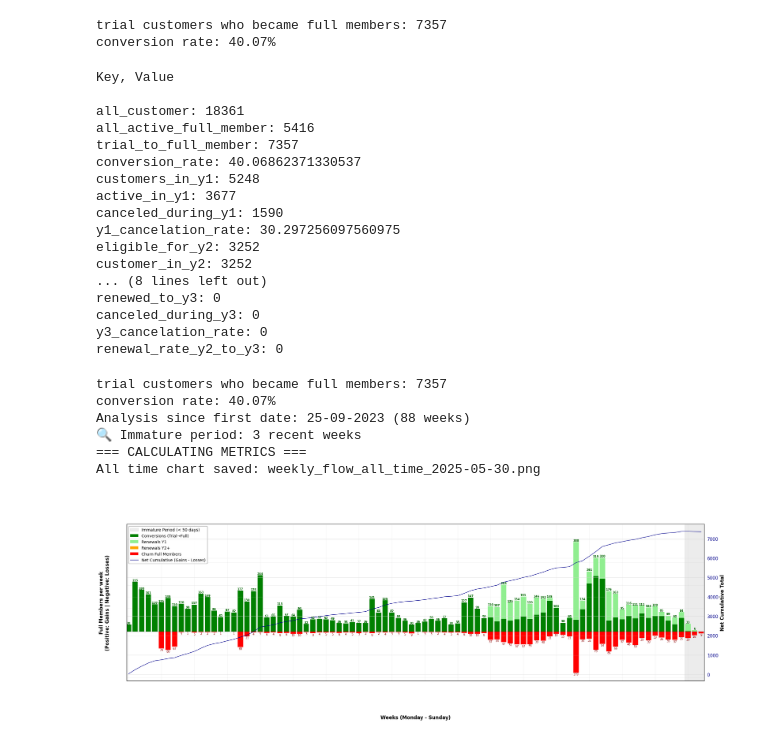
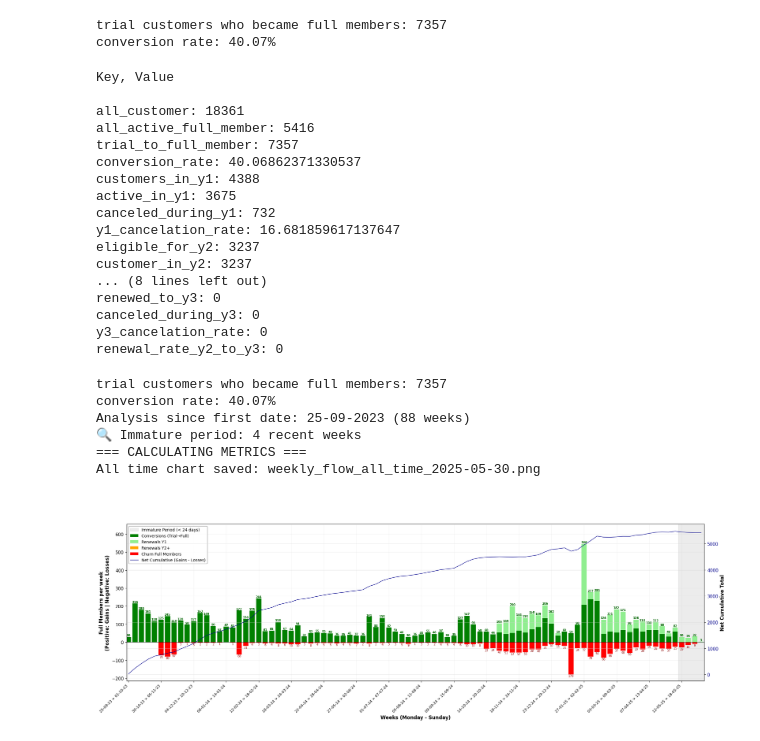
Before and after one commit to 75016paris/dishpatch-app, a Jupyter notebook: claude.ipynb, the cells around one changed output. Cells and saved outputs as stored; diff of their text form; code cells hidden in the pictures.

```diff
--- a/claude.ipynb
+++ b/claude.ipynb
@@ -13,10 +13,10 @@ plt.rcParams.update({'font.size': 11, 'axes.labelsize': 10, 'axes.titlesize': 16
 plt.rcParams['figure.facecolor'] = 'white'
 plt.rcParams['axes.facecolor'] = 'white'
 plt.rcParams['axes.edgecolor'] = 'black'
-#plt.rcParams['xtick.color'] = 'black'
-plt.rcParams['xtick.color'] = 'white'
-#plt.rcParams['ytick.color'] = 'black'
-plt.rcParams['ytick.color'] = 'white'
+plt.rcParams['xtick.color'] = 'black'
+#plt.rcParams['xtick.color'] = 'white'
+plt.rcParams['ytick.color'] = 'black'
+#plt.rcParams['ytick.color'] = 'white'
 plt.rcParams['figure.figsize'] = (22, 11)
 
 # Grid with opacity and in background
@@ -28,7 +28,8 @@ plt.rcParams['axes.axisbelow'] = True
 plt.rcParams['axes.titleweight'] = 'bold'
 #plt.rcParams['axes.titlecolor'] = 'black'
 plt.rcParams['axes.titlecolor'] = 'white'
-#plt.rcParams['axes.labelcolor'] = 'black'
+plt.rcParams['axes.labelcolor'] = 'black'
+# plt.rcParams['axes.labelcolor'] = 'white'
 plt.rcParams['legend.labelcolor'] = 'black'
 plt.rcParams['legend.facecolor'] = 'white'
 plt.rcParams['legend.edgecolor'] = 'gray'
@@ -475,7 +486,7 @@ def refund_period_end_utc(df, REFUND_PERIOD_DAYS):
 
     return df
 
-sub_df = refund_period_end_utc(sub_df, REFUND_PERIOD_DAYS)
+#sub_df = refund_period_end_utc(sub_df, REFUND_PERIOD_DAYS)
 # %%
 # REFUND PERIOD END TIME
 # This function sets the 'refund_period_end_utc' column for each subscription.
@@ -914,7 +925,7 @@ def cus_renewal(df):
     df = df[~df['is_gifted_member']]
 
     # number of customers who had trial
-    all_customers = df[df['created_utc'].notna()]
+    all_customers = df
 
     all_active_full_member = all_customers[(all_customers['is_full_member']) & (all_customers['status'] == 'active')]
 
@@ -932,7 +943,7 @@ def cus_renewal(df):
 
 
     # 1st year customers
-    customers_in_y1 = trial_to_full_member[trial_to_full_member['paid_duration'] <= 366]
+    customers_in_y1 = trial_to_full_member[trial_to_full_member['paid_duration'] <= 365]
 
     # active in 1st year
     active_in_y1 = customers_in_y1[customers_in_y1['status'] == 'active']
@@ -948,7 +959,7 @@ def cus_renewal(df):
 
 
     # customers eligible to year 2
-    eligible_for_y2 = trial_to_full_member[trial_to_full_member['paid_duration'] >= 364]
+    eligible_for_y2 = trial_to_full_member[trial_to_full_member['paid_duration'] >= 365]
 
     # customer currently in year 2
     customers_in_y2 = eligible_for_y2[eligible_for_y2['paid_duration'] <= 730]
@@ -957,11 +968,11 @@ def cus_renewal(df):
     active_in_y2 = customers_in_y2[customers_in_y2['status'] == 'active']
 
     # customer who renewed for a second year
-    renewed_to_y2 = eligible_for_y2[eligible_for_y2['paid_duration'] >= (364 + REFUND_PERIOD_DAYS)]
+    renewed_to_y2 = eligible_for_y2[eligible_for_y2['paid_duration'] >= (365 + REFUND_PERIOD_DAYS)]
     #renewed_to_y2 = eligible_for_y2[eligible_for_y2['is_full_member']]
 
     # customer who canceled in year 2
-    canceled_during_y2 = customers_in_y2[customers_in_y2['canceled_at_utc'].notna()]
+    canceled_during_y2 = renewed_to_y2[renewed_to_y2['canceled_at_utc'].notna()]
 
     # renewal rate from y1 to y2
     renewal_rate_y1_to_y2 = (len(renewed_to_y2) / len(eligible_for_y2) * 100)
@@ -1074,12 +1085,12 @@ all_customer: 18361
 all_active_full_member: 5416
 trial_to_full_member: 7357
 conversion_rate: 40.06862371330537
-customers_in_y1: 5248
-active_in_y1: 3677
-canceled_during_y1: 1590
-y1_cancelation_rate: 30.297256097560975
-eligible_for_y2: 3252
-customer_in_y2: 3252
+customers_in_y1: 4388
+active_in_y1: 3675
+canceled_during_y1: 732
+y1_cancelation_rate: 16.681859617137647
+eligible_for_y2: 3237
+customer_in_y2: 3237
 ... (8 lines left out)
 renewed_to_y3: 0
 canceled_during_y3: 0
@@ -1116,18 +1127,19 @@ def weekly_flow_all_time(cus_df, today_date):
         pd.Grouper(key='created_utc', freq='W-MON')).size()
 
     y1_to_y2_customers = renewed_to_y2_df.copy()
-    y1_to_y2_customers['renewal_date'] = y1_to_y2_customers['current_period_start_utc']
+    y1_to_y2_customers['renewal_date'] = y1_to_y2_customers['refund_period_end_utc']
 
     weekly_renewals_y1 = y1_to_y2_customers.groupby(
         pd.Grouper(key='renewal_date', freq='W-MON')).size()
 
     y2_to_y3_customers = renewed_to_y3_df.copy()
-    y2_to_y3_customers['renewal_date'] = y2_to_y3_customers['current_period_start_utc']
+    y2_to_y3_customers['renewal_date'] = y2_to_y3_customers['refund_period_end_utc']
 
     weekly_renewals_y2 = y2_to_y3_customers.groupby(
         pd.Grouper(key='renewal_date', freq='W-MON')).size()
 
-    churn_customers = trial_to_full_member_df[trial_to_full_member_df['canceled_at_utc'].notna()]
+    # churn_customers = trial_to_full_member_df[trial_to_full_member_df['canceled_at_utc'].notna()]
+    churn_customers = trial_to_full_member_df
 
     weekly_churn = churn_customers.groupby(
         pd.Grouper(key='canceled_at_utc', freq='W-MON')).size()
@@ -1159,7 +1171,7 @@ def weekly_flow_all_time(cus_df, today_date):
     weekly_churn = weekly_churn.reindex(full_date_range, fill_value=0)
 
     # Calculate net weekly change and cumulative
-    net_weekly = weekly_conversions + weekly_renewals_y1 + weekly_renewals_y2 - weekly_churn
+    net_weekly = weekly_conversions - weekly_churn
     net_cumulative = net_weekly.cumsum()
 
        # === CREATE CHART - ALL TIME ===
@@ -1227,42 +1239,40 @@ def weekly_flow_all_time(cus_df, today_date):
         start_idx = min(immature_weeks) - 0.5
         end_idx = max(immature_weeks) + 0.5
         ax.axvspan(start_idx, end_idx, alpha=0.15, color='gray',
-                   label='Immature Period (< 50 days)', zorder=0)
+                   label='Immature Period (< 24 days)', zorder=0)
         print(f"🔍 Immature period: {len(immature_weeks)} recent weeks")
 
 
 
     # === TITLES AND LEGENDS ===
     period_text = f'(from {start_date} to {end_date})'
     ax.set_title(f'WEEKLY FULL MEMBERS FLOW - ALL TIME\n{period_text}', fontsize=18, fontweight='bold', pad=30)
 
     # Combine legends
     lines1, labels1 = ax.get_legend_handles_labels()
     lines2, labels2 = ax_twin.get_legend_handles_labels()
     ax.legend(lines1 + lines2, labels1 + labels2, loc='best', fontsize=10)
 
     # === SUMMARY METRICS ===
     print("=== CALCULATING METRICS ===")
 
-
-
     plt.tight_layout()
 
     # === SAVE ===
     filename = f"weekly_flow_all_time_{today_date.strftime('%Y-%m-%d')}.png"
     plt.savefig(os.path.join(analysis_dir, filename), dpi=300, bbox_inches='tight')
     print(f"All time chart saved: {filename}")
     plt.show()
 
+    return weekly_renewals_y1
 
-    print(weekly_churn, weekly_renewals_y2)
 
-weekly_flow_all_time(sub_df, today_date)
+weekly_renewals_y1 = weekly_flow_all_time(sub_df, today_date)
 # %% [output]
 trial customers who became full members: 7357
 conversion rate: 40.07%
 Analysis since first date: 25-09-2023 (88 weeks)
-🔍 Immature period: 3 recent weeks
+🔍 Immature period: 4 recent weeks
 === CALCULATING METRICS ===
 All time chart saved: weekly_flow_all_time_2025-05-30.png
-[figure, old version]
+[figure, new version]
```
Also changed, not shown: parts of 9 cells of this notebook.
